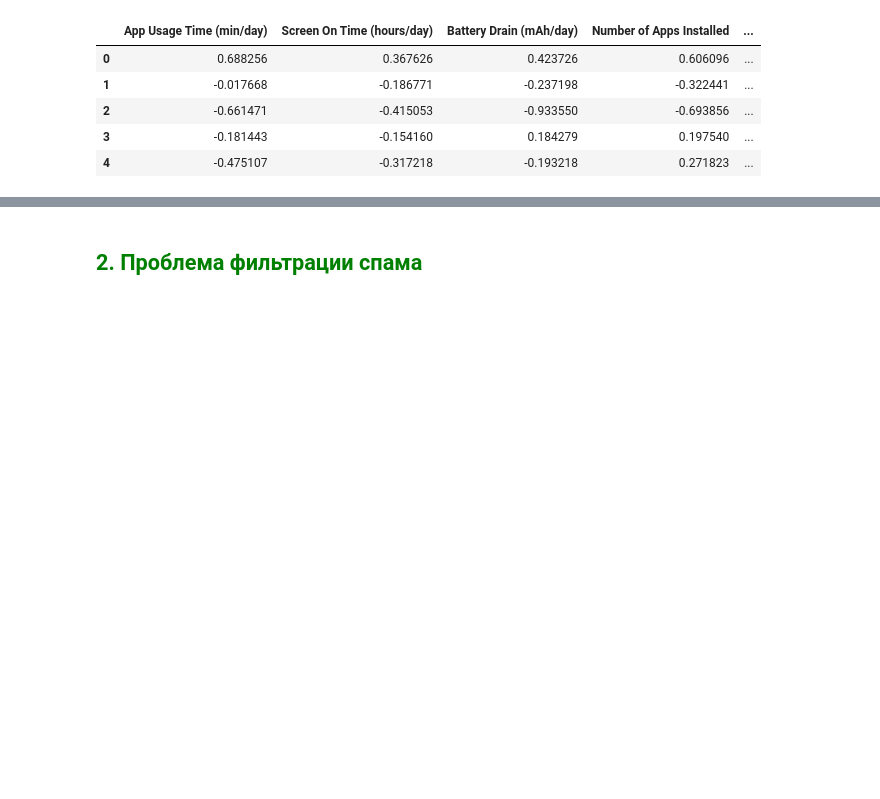
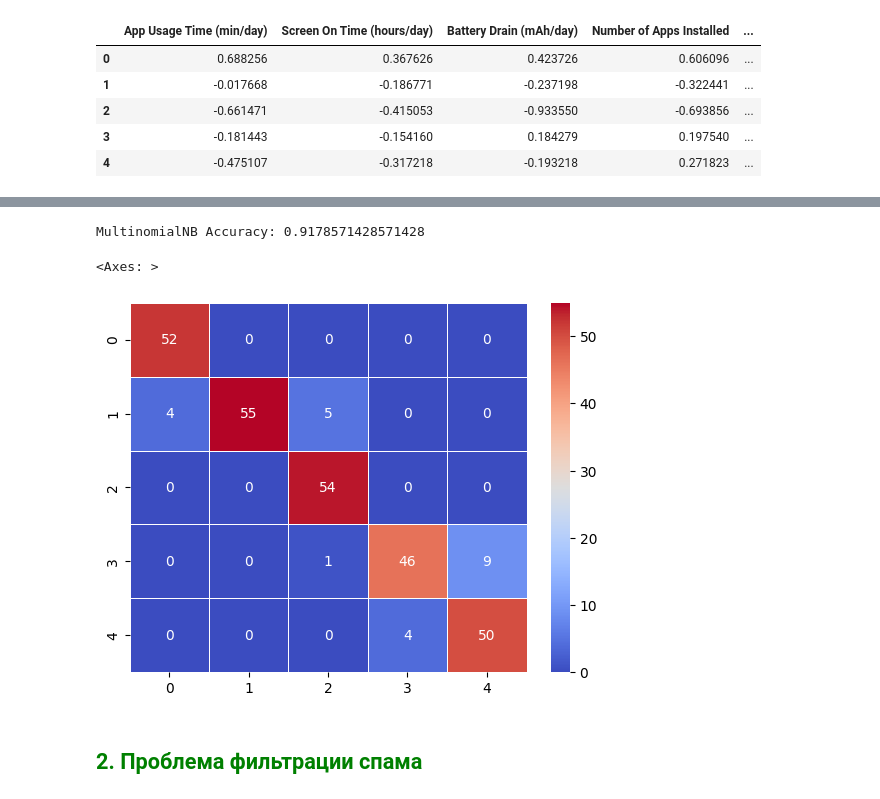
Before and after one commit to Dragoh54/MachineLearning-Labs, a Jupyter notebook: lab8/2024_ML_LR8_MACS.ipynb, the cells around one changed output, grey strips where cells are left out. Drawn from its saved outputs; the diff is of its cells as text; code cells hidden in the pictures; blank space fills up the shorter version.

```diff
--- a/lab8/2024_ML_LR8_MACS.ipynb
+++ b/lab8/2024_ML_LR8_MACS.ipynb
@@ -296,3 +353,23 @@ user_behaviour.head()
+# %%
+X = user_behaviour.drop(['User Behavior Class'],axis=True)
+y = user_behaviour['User Behavior Class']
+X_multinomial = X - X.min().min() + 1   # получаем + значения, ибо MultinomialNB
+                                        # не работает с числами < 0
+
+Xtrain,Xtest,ytrain,ytest = train_test_split(X_multinomial,y,test_size=0.4,random_state=RANDOM_STATE)
+
+multinomial_model = MultinomialNB()
+multinomial_model.fit(Xtrain, ytrain)
+y_pred = multinomial_model.predict(Xtest)
+
+print("MultinomialNB Accuracy:", accuracy_score(ytest, y_pred))
+
+confusion = confusion_matrix(ytest, y_pred)
+sns.heatmap(confusion, annot=True, cmap='coolwarm', linewidths=0.5)
+# %% [output]
+MultinomialNB Accuracy: 0.9178571428571428
+<Axes: >
+[figure, added]
 # %% [markdown]
 ## <font color = 'green'> 2. Проблема фильтрации спама </font>
 # %% [markdown]
```
Also changed, not shown: parts of 9 cells of this notebook.
